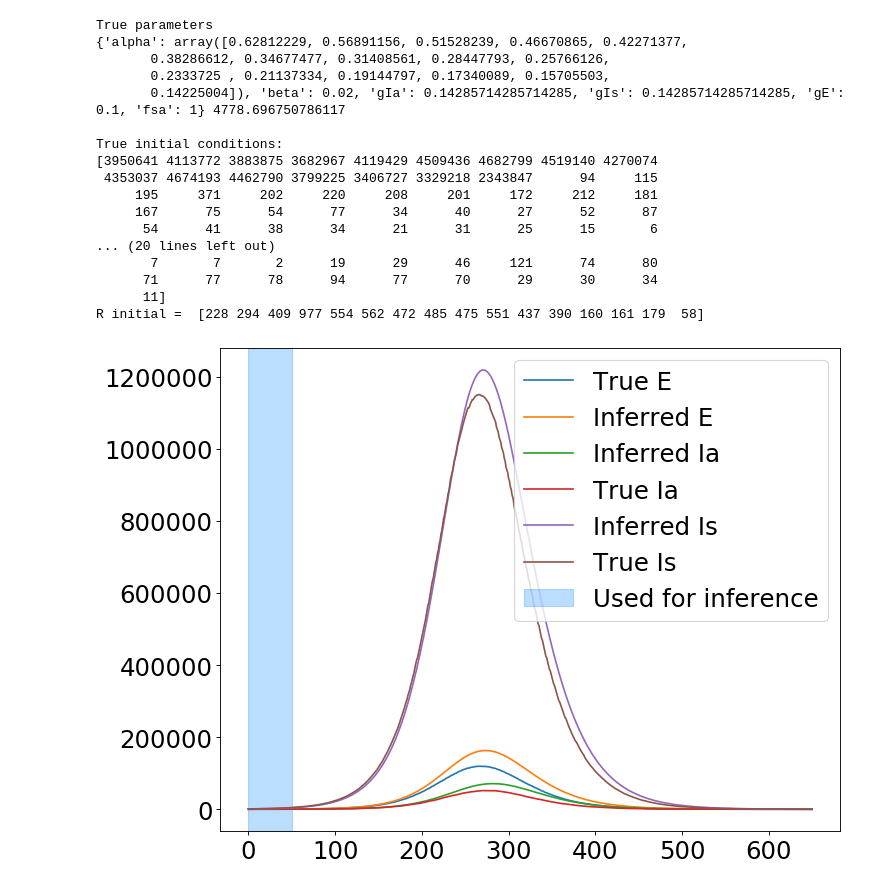
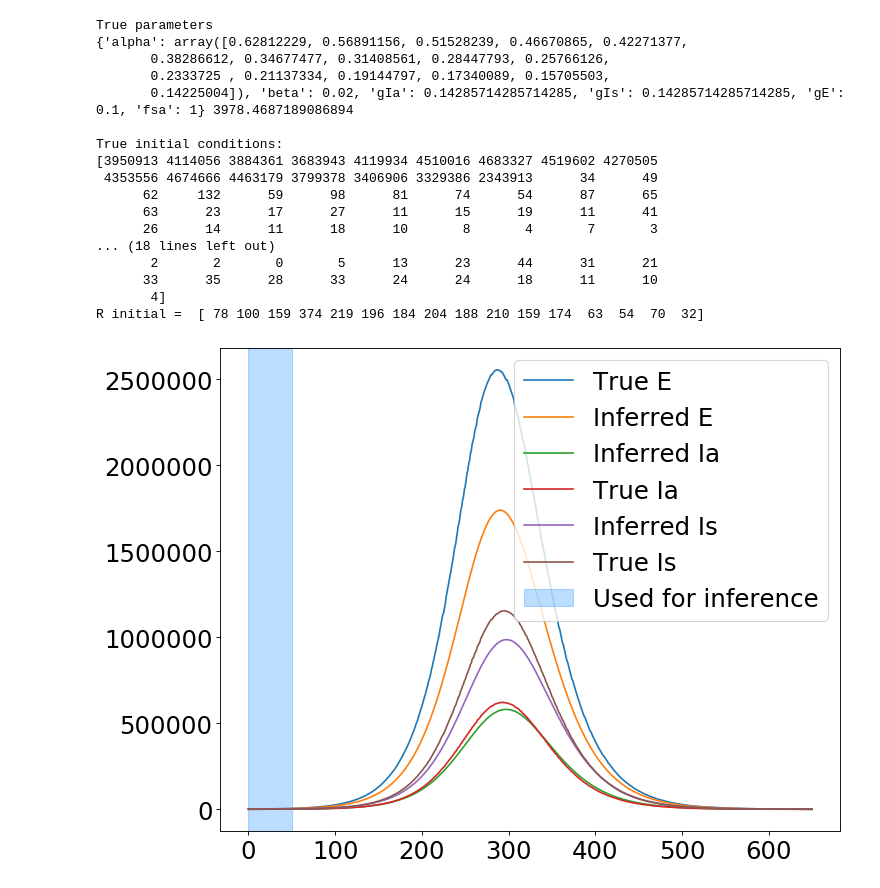
Before and after one commit to rajeshrinet/pyross, a Jupyter notebook: examples/inference/ex-fastest-growing-mode-inference.ipynb, the cells around one changed output. Saved outputs shown, nothing was run; the diff lists cells and outputs as text; code cells hidden in the pictures.

```diff
--- a/examples/inference/ex-fastest-growing-mode-inference.ipynb
+++ b/examples/inference/ex-fastest-growing-mode-inference.ipynb
@@ -118,8 +131,7 @@ plt.show()
 start_time = time.time()
 parameters = {'alpha':alpha, 'beta':beta, 'gIa':gIa,'gIs':gIs, 'gE':gE, 'fsa':fsa}
 
-estimator.set_lyapunov_method('euler')
-logp = estimator.minus_logp_red(parameters, v, obs[1:], fltr, Tf_inference, Nf_inference, contactMatrix, tangent=True)
+logp = estimator.minus_logp_red(parameters, x0_approx, obs, fltr, Tf_inference, contactMatrix, tangent=True)
 end_time = time.time()
 print(logp)
 print(end_time - start_time)
@@ -174,72 +200,68 @@ np.save('SEIR_latent_param_M=16.npy', params)
 # %%
-# print the correct params and best estimates
+##### print the correct params and best estimates
 print('True parameters')
 parameters = {'alpha':alpha, 'beta':beta, 'gIa':gIa, 'gIs':gIs, 'gE':gE,'fsa':fsa}
 x0 = x[0]
-logp = estimator.minus_logp_red(parameters, x0, obs[1:], fltr, Tf_inference, Nf_inference, contactMatrix)
+logp = estimator.minus_logp_red(parameters, x0, obs, fltr, Tf_inference, contactMatrix)
 print(parameters, logp)
 
 print('\nTrue initial conditions: ')
-print((x0*A).astype('int'))
-print('R initial = ', (Ni - A*np.sum(x0.reshape((4, M)), axis=0)))
+print((x0).astype('int'))
+print('R initial = ', (Ni - np.sum(x0.reshape((4, M)), axis=0)))
 
-params = np.load('SEIR_latent_param_M=16.npy')
-best_estimates = estimator.fill_params_dict(param_keys, params)
-
-coeff = params[-1]
-print('\ncoeff for init', coeff)
+best_estimates = params['map_params_dict']
+map_x0 = params['map_x0']
 
 estimator.set_params(best_estimates)
-x0_inf = estimator.lin_mode_inits(coeff, contactMatrix)
-logp = estimator.minus_logp_red(best_estimates, x0_inf, obs[1:], fltr, Tf_inference, Nf_inference, contactMatrix)
+logp = estimator.minus_logp_red(best_estimates, map_x0, obs, fltr, Tf_inference, contactMatrix)
 
 print('\nBest estimates')
 print(best_estimates, logp)
 
 
 print('\nInferred initial conditons: ')
-print((x0_inf*A).astype('int'))
-print('R initial = ', (Ni - A*np.sum(x0_inf.reshape((4, M)), axis=0)).astype('int'))
+print((map_x0).astype('int'))
+print('R initial = ', (Ni - np.sum(map_x0.reshape((4, M)), axis=0)).astype('int'))
 # %% [output]
 True parameters
 {'alpha': array([0.62812229, 0.56891156, 0.51528239, 0.46670865, 0.42271377,
        0.38286612, 0.34677477, 0.31408561, 0.28447793, 0.25766126,
        0.2333725 , 0.21137334, 0.19144797, 0.17340089, 0.15705503,
-       0.14225004]), 'beta': 0.02, 'gIa': 0.14285714285714285, 'gIs': 0.14285714285714285, 'gE': 0.1, 'fsa': 1} 4778.696750786117
+       0.14225004]), 'beta': 0.02, 'gIa': 0.14285714285714285, 'gIs': 0.14285714285714285, 'gE': 0.1, 'fsa': 1} 3978.4687189086894
 
 True initial conditions:
-[3950641 4113772 3883875 3682967 4119429 4509436 4682799 4519140 4270074
- 4353037 4674193 4462790 3799225 3406727 3329218 2343847      94     115
-     195     371     202     220     208     201     172     212     181
-     167      75      54      77      34      40      27      52      87
-      54      41      38      34      21      31      25      15       6
-... (20 lines left out)
-       7       7       2      19      29      46     121      74      80
-      71      77      78      94      77      70      29      30      34
-      11]
-R initial =  [228 294 409 977 554 562 472 485 475 551 437 390 160 161 179  58]
+[3950913 4114056 3884361 3683943 4119934 4510016 4683327 4519602 4270505
+ 4353556 4674666 4463179 3799378 3406906 3329386 2343913      34      49
+      62     132      59      98      81      74      54      87      65
+      63      23      17      27      11      15      19      11      41
+      26      14      11      18      10       8       4       7       3
+... (18 lines left out)
+       2       2       0       5      13      23      44      31      21
+      33      35      28      33      24      24      18      11      10
+       4]
+R initial =  [ 78 100 159 374 219 196 184 204 188 210 159 174  63  54  70  32]
 # %%
 # plot the guessed trajectory and the true trajectory
 Tf = 800
 Nf = Tf+1
 
 estimator.set_params(best_estimates)
-det_model = estimator.make_det_model(best_estimates)
+estimator.set_det_model(best_estimates)
 estimator.set_det_method('LSODA') # use more stable solver to integrate over the whole traj
-x_det = estimator.integrate(x0, 0, Tf-N_start, Nf-N_start, det_model, contactMatrix)
-x = data['X'][N_start:]/A
+x_det = estimator.integrate(x0, 0, Tf-N_start, Nf-N_start)
+x = data['X'][N_start:]
 fig = plt.figure(num=None, figsize=(10, 8), dpi=80, facecolor='w', edgecolor='k')
 plt.rcParams.update({'font.size': 22})
-plt.plot(x[:,M], label='True E')
-plt.plot(x_det[:, M], label='Inferred E')
-plt.plot(x_det[:, 2*M], label='Inferred Ia')
-plt.plot(x[:,2*M], label='True Ia')
+plt.plot(np.sum(x[:,M:2*M], axis=1), label='True E')
+plt.plot(np.sum(x_det[:, M:2*M], axis=1), label='Inferred E')
+plt.plot(np.sum(x_det[:, 2*M:3*M], axis=1), label='Inferred Ia')
+plt.plot(np.sum(x[:,2*M:3*M], axis=1), label='True Ia')
 plt.plot(np.sum(x_det[:, 3*M:], axis=1), label='Inferred Is')
 plt.plot(np.sum(x[:,3*M:], axis=1), label='True Is')
 plt.axvspan(0, Tf_inference,
            label='Used for inference',
            alpha=0.3, color='dodgerblue')
 plt.legend()
 plt.show()
 # %% [output]
-[figure, old version]
+[figure, new version]
```
Also changed, not shown: parts of 6 cells of this notebook.
